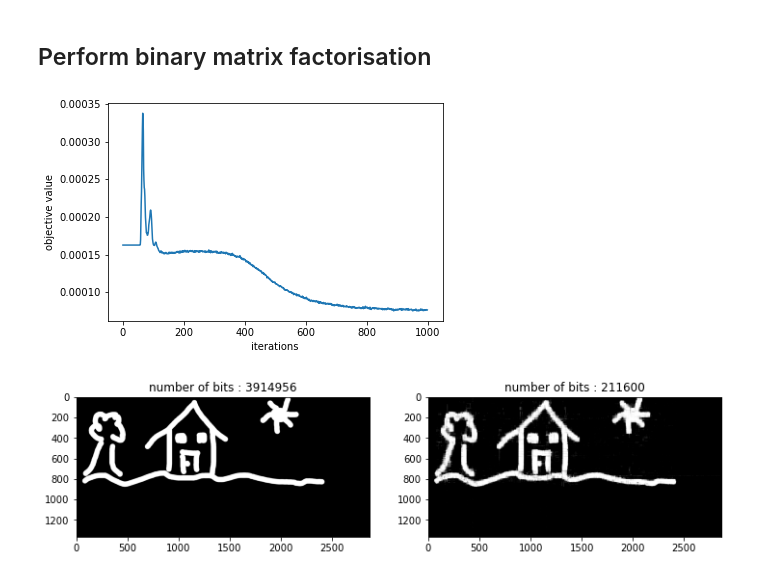
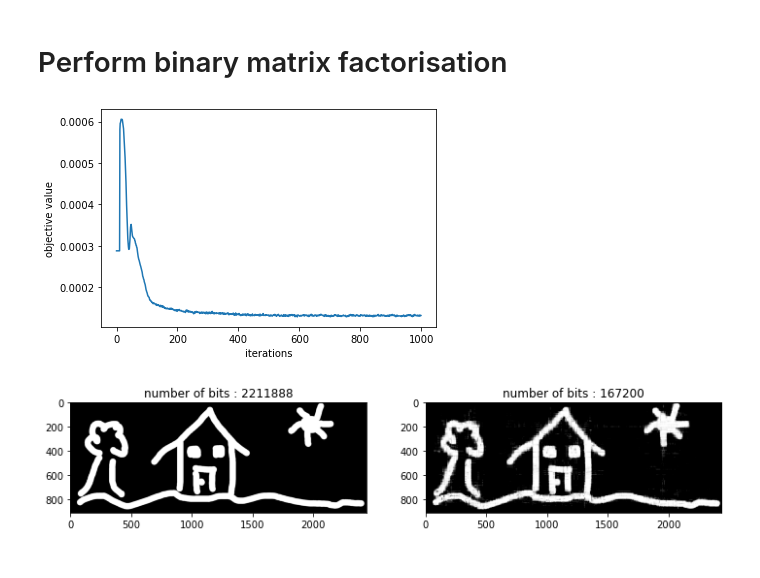
Before and after one commit to mhqo/Binary-Matrix-Factorisation, a Jupyter notebook: Binary matrix factorisation.ipynb, the cells around one changed output. Drawn from its saved outputs; the diff is of its cells as text; code cells hidden in the pictures.

```diff
--- a/Binary matrix factorisation.ipynb
+++ b/Binary matrix factorisation.ipynb
@@ -7,10 +9,11 @@ import bmf
 # %%
 test_image = plt.imread('testimage.jpg')
 
-def rgb2gray(rgb):
-    '''https://stackoverflow.com/questions/12201577/how-can-i-convert-an-rgb-image-into-grayscale-in-python'''
-    return np.dot(rgb[...,:3], [0.2989, 0.5870, 0.1140])
+def rgb2gray(rbg_image):
+    ''' rgb to grey by averaging over the channel dimension '''
+    return rbg_image.mean(-1)
 
-test_image = rgb2gray(test_image)
-test_image = torch.from_numpy(test_image)
+test_image = torch.from_numpy(rgb2gray(test_image))
 test_image = (test_image > 255/2).float()
+
+plt.imshow(test_image, cmap='Greys');
@@ -21,11 +22,11 @@ plt.imshow(test_image, cmap='Greys');
 # %% [markdown]
-## Perform binary matrix factorisation
+# Perform binary matrix factorisation
 # %%
 torch.manual_seed(1)
 p, q, obj_func_values = bmf.binary_matrix_factorisation(
     test_image,
     rank=50, # <- rank of p and q, this influences the compression factor
-    lr=1e-2,
+    step_size=1e-1,
     iterations=1000
 )
 # %%
@@ -33,15 +34,18 @@ plt.plot(obj_func_values)
 plt.xlabel('iterations')
 plt.ylabel('objective value');
 # %% [output]
-[figure, old version]
+[figure, new version]
 # %%
 reconstruction = bmf.to_binary(p@q.T) # <- reconstruction matrix
 # %%
 fig, ax = plt.subplots(1,2, figsize=(12,8))
 
+original_image_size = test_image.shape[0] * test_image.shape[1]
+reconstruction_image_size = q.shape[0] * q.shape[1] + p.shape[0] * p.shape[1]
+
 ax[0].imshow(test_image, cmap='Greys')
-ax[0].set_title(f'number of bits : {test_image.shape[0] * test_image.shape[1]}')
+ax[0].set_title(f'number of bits : {original_image_size}')
 ax[1].imshow(reconstruction, cmap='Greys');
-ax[1].set_title(f'number of bits : {q.shape[0] * q.shape[1] + p.shape[0] * p.shape[1]}');
+ax[1].set_title(f'number of bits : {reconstruction_image_size}');
 # %% [output]
-[figure, old version]
+[figure, new version]
```
Also changed, not shown: parts of 4 cells of this notebook, 2 other files.
